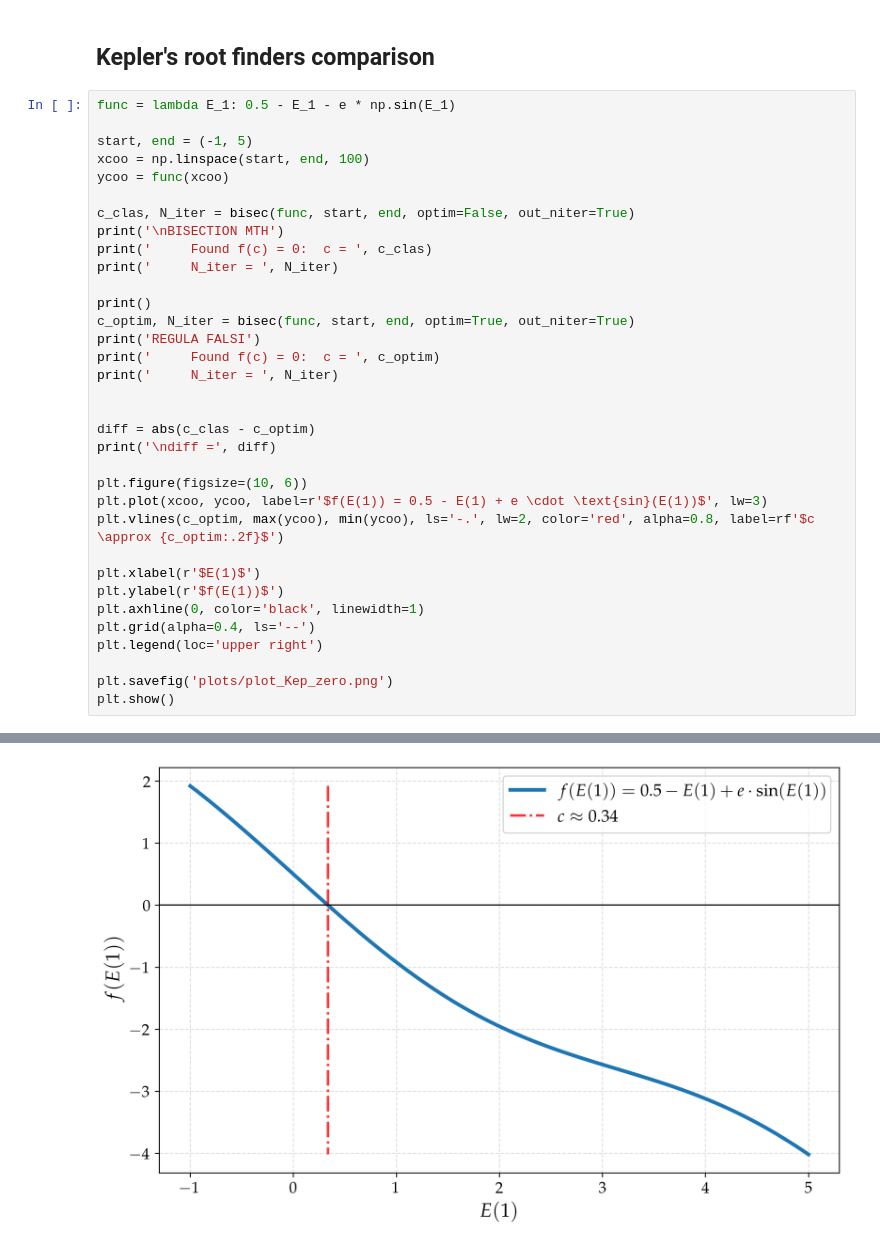
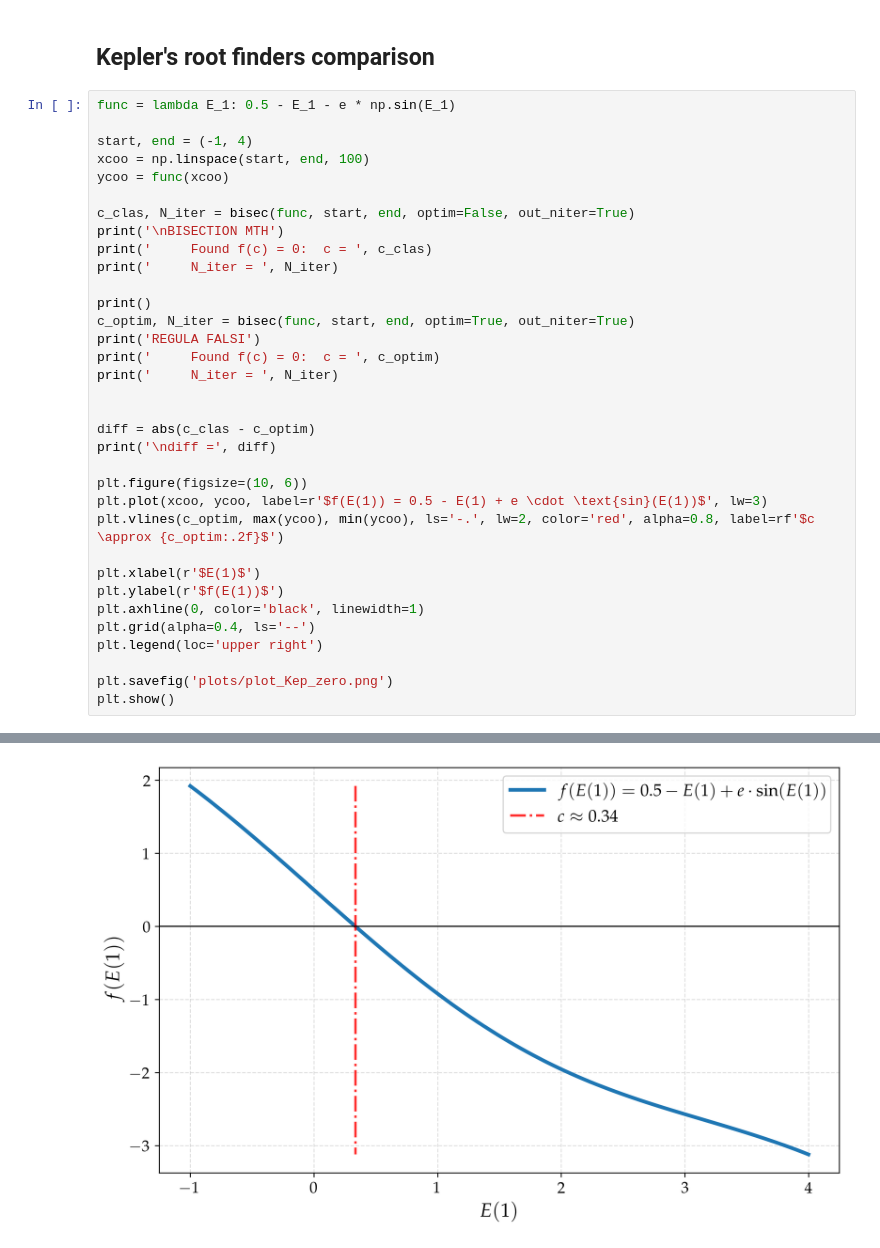
Before and after one commit to mvolpato-unimib/Lab_comp, a Jupyter notebook: ex12/bisection.ipynb, the cells around one changed output, grey strips where cells are left out. Saved outputs shown, nothing was run; the diff lists cells and outputs as text.

```diff
--- a/ex12/bisection.ipynb
+++ b/ex12/bisection.ipynb
@@ -182,7 +217,7 @@ T = 12.566370614359172
 # %%
 func = lambda E_1: 0.5 - E_1 - e * np.sin(E_1)
 
-start, end = (-1, 5)
+start, end = (-1, 4)
 xcoo = np.linspace(start, end, 100)
 ycoo = func(xcoo)
 
@@ -226,2 +261,2 @@ diff = 1.956864226215771e-09
-[figure, old version]
+[figure, new version]
 # %%
```
Also changed, not shown: parts of 8 cells of this notebook, 14 other files.
